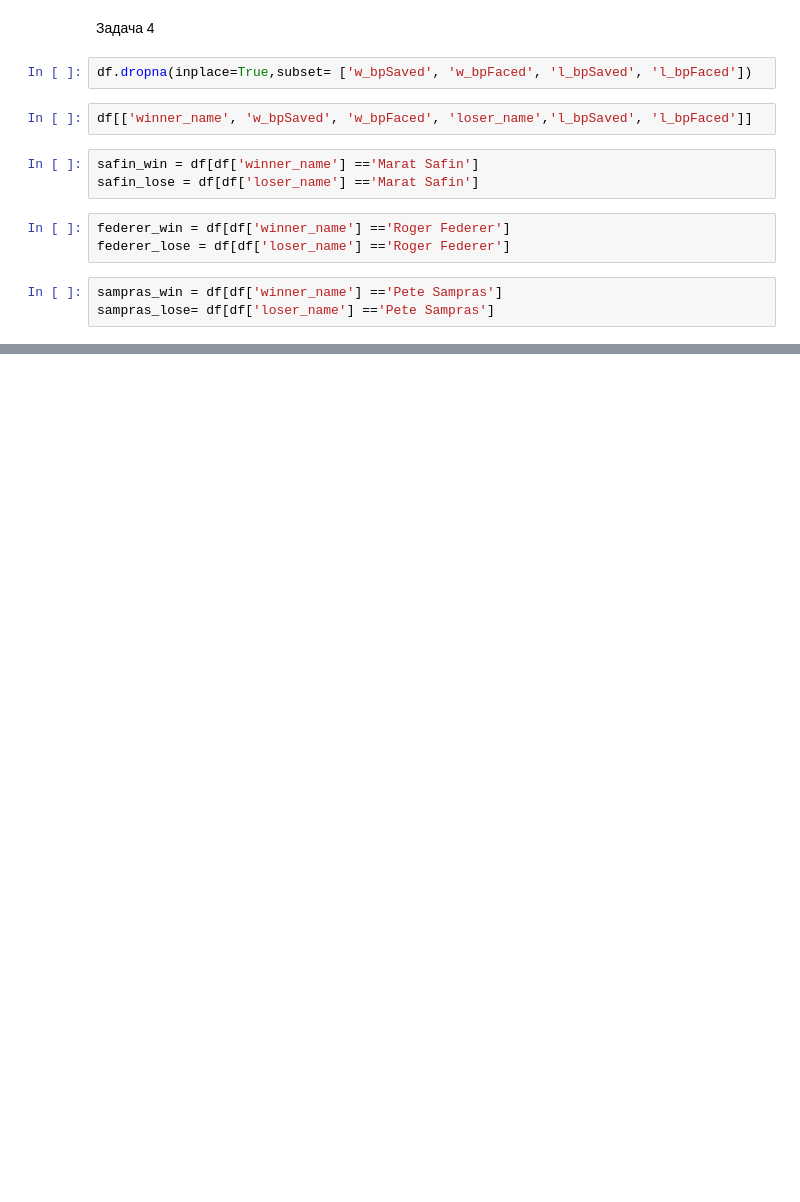
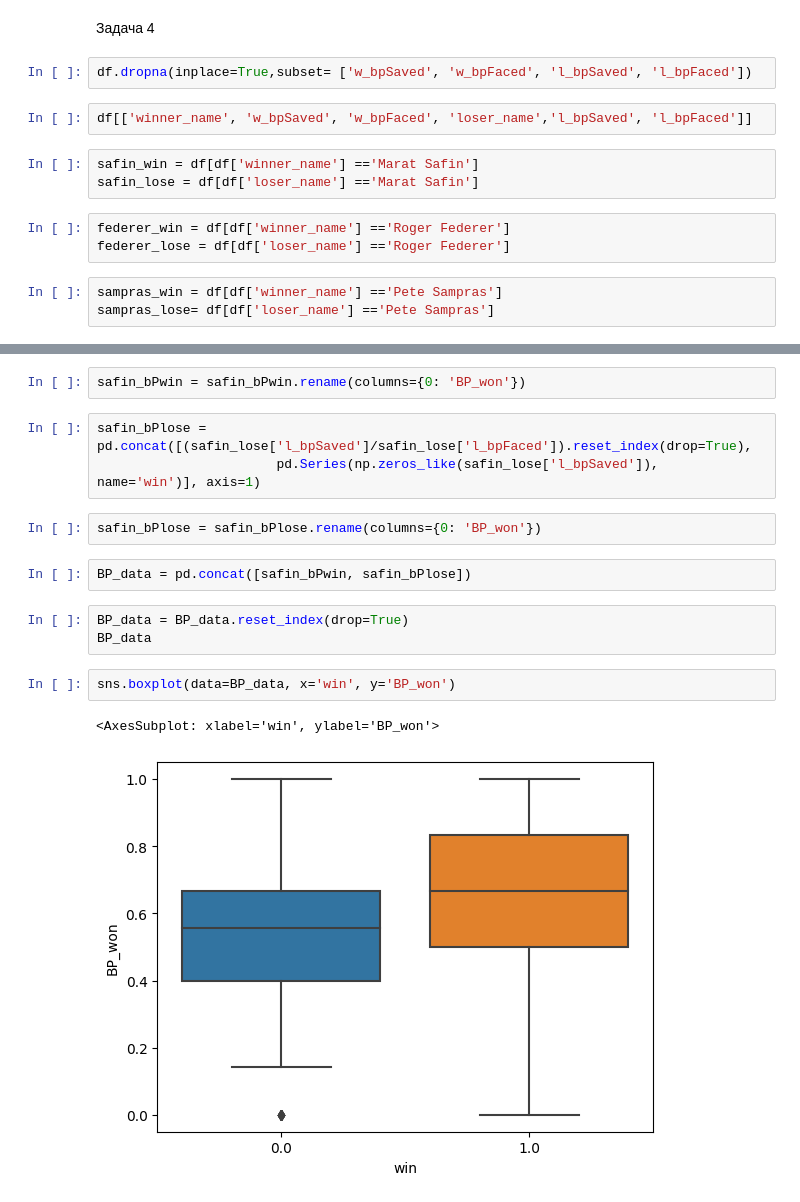
Before and after one commit to MarinaGrad/SF-data-science22, a Jupyter notebook: homework/Tennis_homework/tennis_notebook_MGHW.ipynb, the cells around one changed output, grey strips where cells are left out. Drawn from its saved outputs; the diff is of its cells as text; blank space fills up the shorter version.

```diff
--- a/homework/Tennis_homework/tennis_notebook_MGHW.ipynb
+++ b/homework/Tennis_homework/tennis_notebook_MGHW.ipynb
@@ -175,0 +177,17 @@ safin_lose[['w_bpSaved', 'w_bpFaced', 'l_bpSaved', 'l_bpFaced']]
+# %%
+safin_bPwin = safin_bPwin.rename(columns={0: 'BP_won'})
+# %%
+safin_bPlose = pd.concat([(safin_lose['l_bpSaved']/safin_lose['l_bpFaced']).reset_index(drop=True),
+                       pd.Series(np.zeros_like(safin_lose['l_bpSaved']), name='win')], axis=1)
+# %%
+safin_bPlose = safin_bPlose.rename(columns={0: 'BP_won'})
+# %%
+BP_data = pd.concat([safin_bPwin, safin_bPlose])
+# %%
+BP_data = BP_data.reset_index(drop=True)
+BP_data
+# %%
+sns.boxplot(data=BP_data, x='win', y='BP_won')
+# %% [output]
+<AxesSubplot: xlabel='win', ylabel='BP_won'>
+[figure, added]
```
Also changed, not shown: parts of 5 cells of this notebook.
